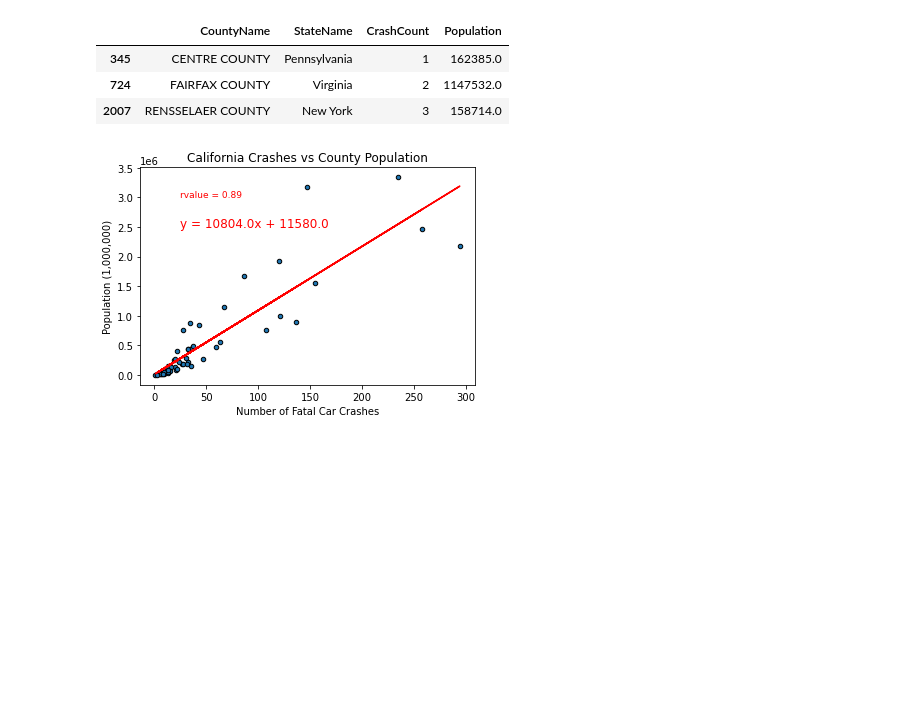
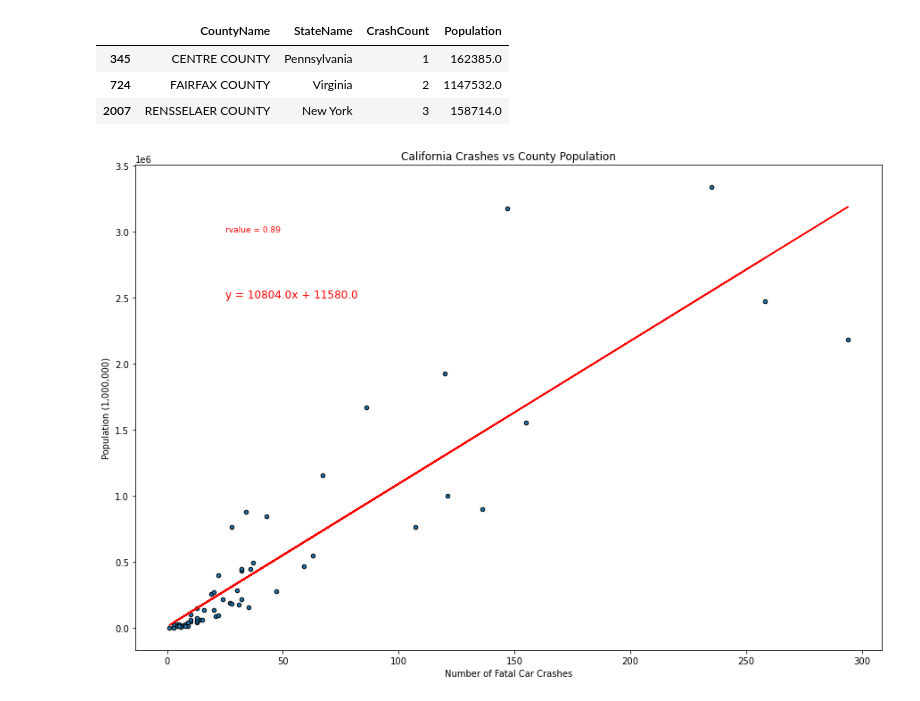
Before and after one commit to jordanroessle/project-one, a Jupyter notebook: pop_vs_crashes_analysis.ipynb, the cells around one changed output. Cells and saved outputs as stored; diff of their text form; code cells hidden in the pictures; blank space fills up the shorter version.

```diff
--- a/pop_vs_crashes_analysis.ipynb
+++ b/pop_vs_crashes_analysis.ipynb
@@ -170,29 +179,32 @@ findingSpecific
 # %%
 state_name = 'California'
 state_df = df[df.StateName == state_name]
 
 #california specific
 state_df = state_df[state_df.Population < 5000000]
 
 state_df.plot('CrashCount',
         'Population',
         kind='scatter',
         title = 'California Crashes vs County Population',
-        edgecolor='black'
+        edgecolor='black',
+        figsize = (15, 10)
        )
 
 (slope, intercept, rvalue, pvalue, stderr) = stats.linregress(state_df.CrashCount, state_df.Population)
 line_eq = f'y = {round(slope, 0)}x + {round(intercept, 0)}'
 r_statement = f'rvalue = {round(rvalue, 2)}'
 regress_values =  slope * state_df.CrashCount + intercept
 
 plt.annotate(line_eq, (25, 2500000), fontsize = 12, color='r')
 plt.annotate(r_statement, (25, 3000000), fontsize = 9, color='r')
 plt.plot(state_df.CrashCount, regress_values, color='r')
 
 plt.ylabel('Population (1,000,000)')
 plt.xlabel('Number of Fatal Car Crashes')
 
+plt.savefig('figures/PopVsCrashCalifornia.png', format = 'png')
+
 plt.show()
 # %% [output]
-[figure, old version]
+[figure, new version]
```
Also changed, not shown: parts of 3 cells of this notebook, 4 other files.
